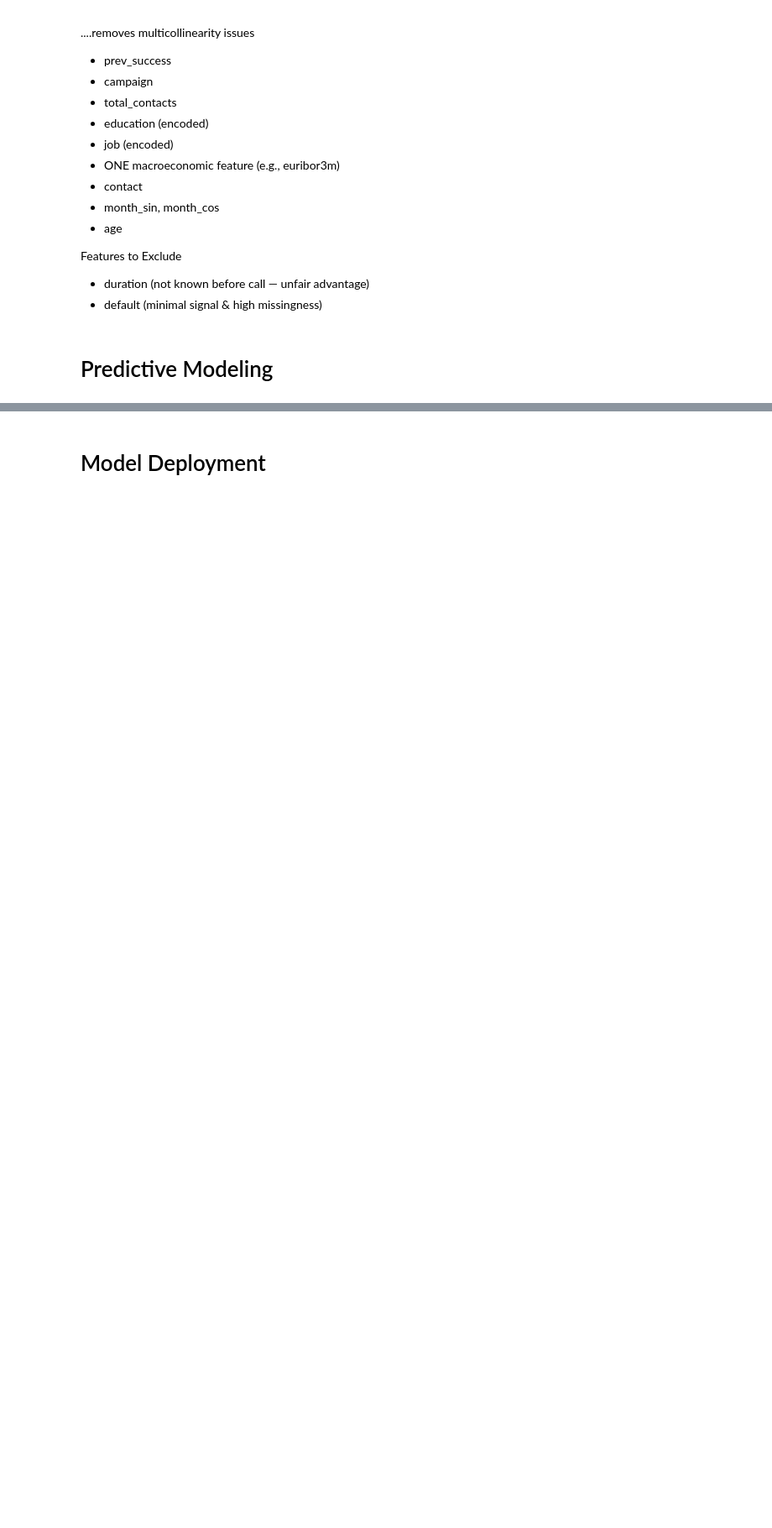
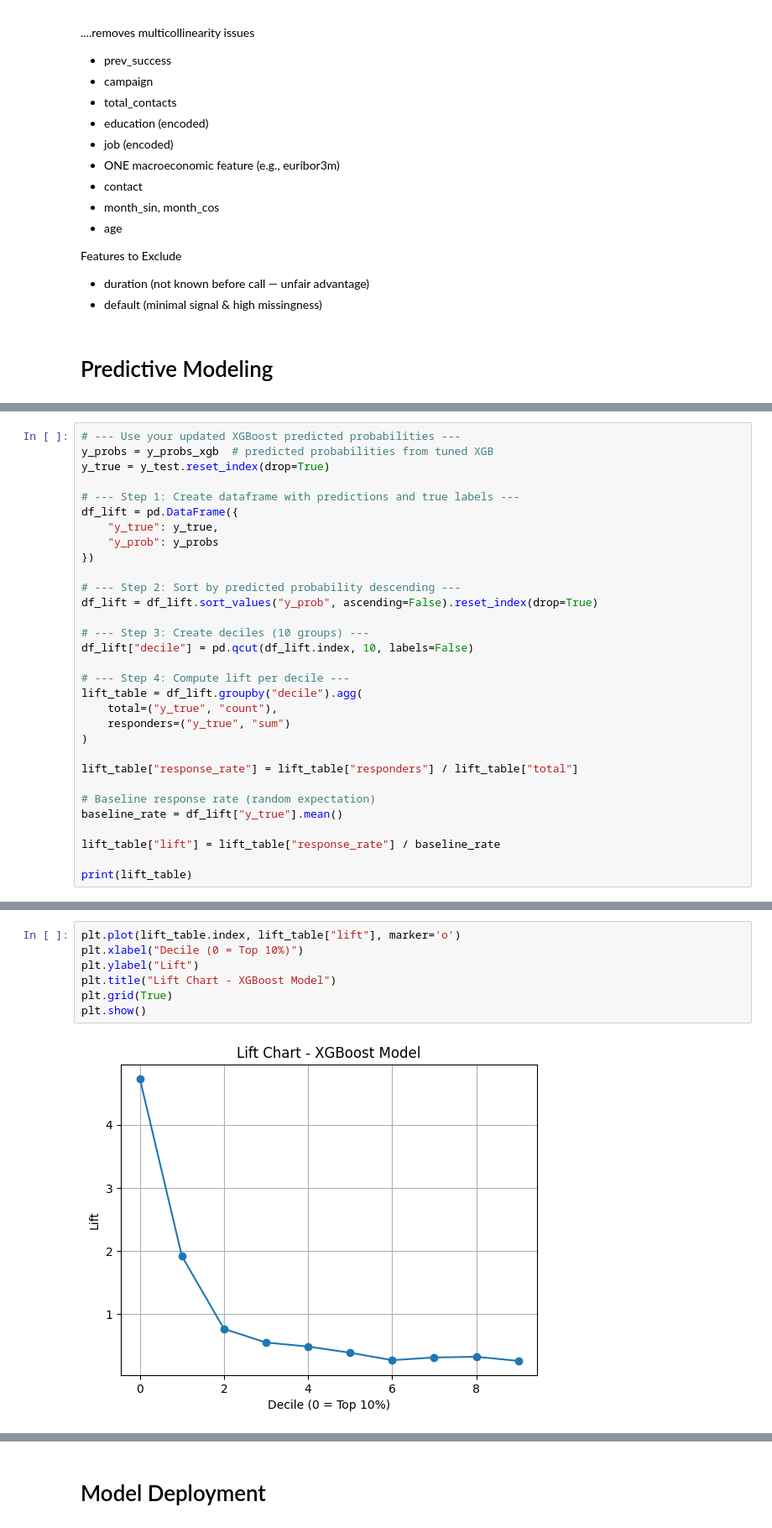
Before and after one commit to abduladebogun/Bank_Telemarketing_Campaigns_EDSB_Group_29, a Jupyter notebook: app.ipynb, the cells around one changed output, grey strips where cells are left out. Shown at 84% size. Drawn from its saved outputs; the diff is of its cells as text; blank space fills up the shorter version.

Commit message:
Predictive Modeling; Prescriptive Analytics and Recommendations

```diff
--- a/app.ipynb
+++ b/app.ipynb
@@ -1853,0 +2032,31 @@ print("Artifacts saved to", ART_DIR)
+# %%
+# --- Use your updated XGBoost predicted probabilities ---
+y_probs = y_probs_xgb  # predicted probabilities from tuned XGB
+y_true = y_test.reset_index(drop=True)
+
+# --- Step 1: Create dataframe with predictions and true labels ---
+df_lift = pd.DataFrame({
+    "y_true": y_true,
+    "y_prob": y_probs
+})
+
+# --- Step 2: Sort by predicted probability descending ---
+df_lift = df_lift.sort_values("y_prob", ascending=False).reset_index(drop=True)
+
+# --- Step 3: Create deciles (10 groups) ---
+df_lift["decile"] = pd.qcut(df_lift.index, 10, labels=False)
+
+# --- Step 4: Compute lift per decile ---
+lift_table = df_lift.groupby("decile").agg(
+    total=("y_true", "count"),
+    responders=("y_true", "sum")
+)
+
+lift_table["response_rate"] = lift_table["responders"] / lift_table["total"]
+
+# Baseline response rate (random expectation)
+baseline_rate = df_lift["y_true"].mean()
+
+lift_table["lift"] = lift_table["response_rate"] / baseline_rate
+
+print(lift_table)
@@ -1853,0 +2078,9 @@ print("Artifacts saved to", ART_DIR)
+# %%
+plt.plot(lift_table.index, lift_table["lift"], marker='o')
+plt.xlabel("Decile (0 = Top 10%)")
+plt.ylabel("Lift")
+plt.title("Lift Chart - XGBoost Model")
+plt.grid(True)
+plt.show()
+# %% [output]
+[figure, added]
```
Also changed, not shown: parts of 50 cells of this notebook.
